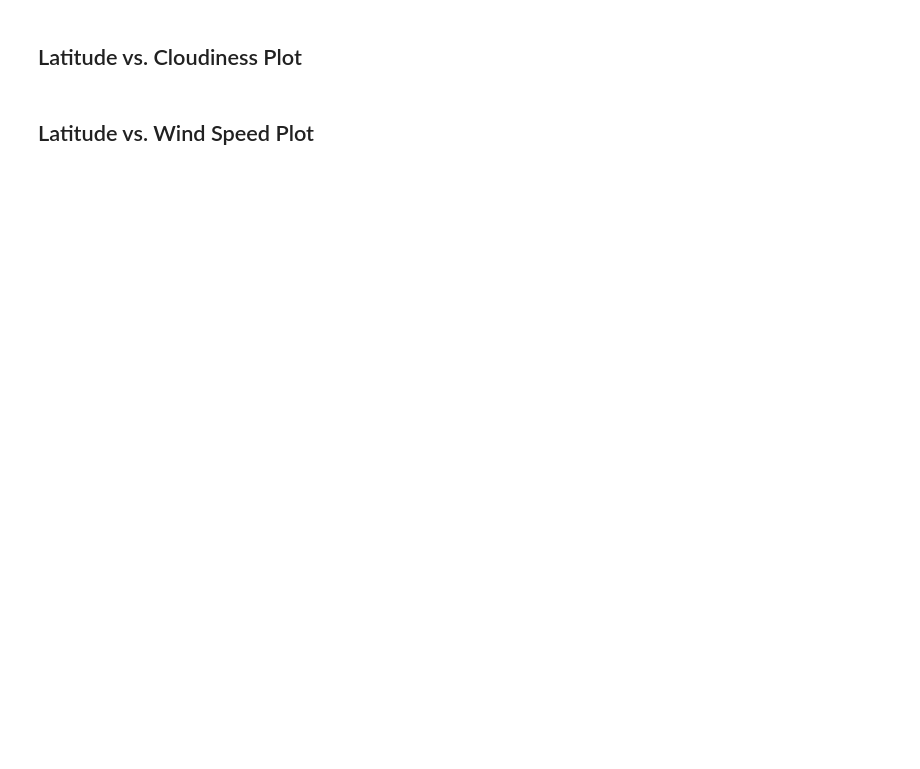
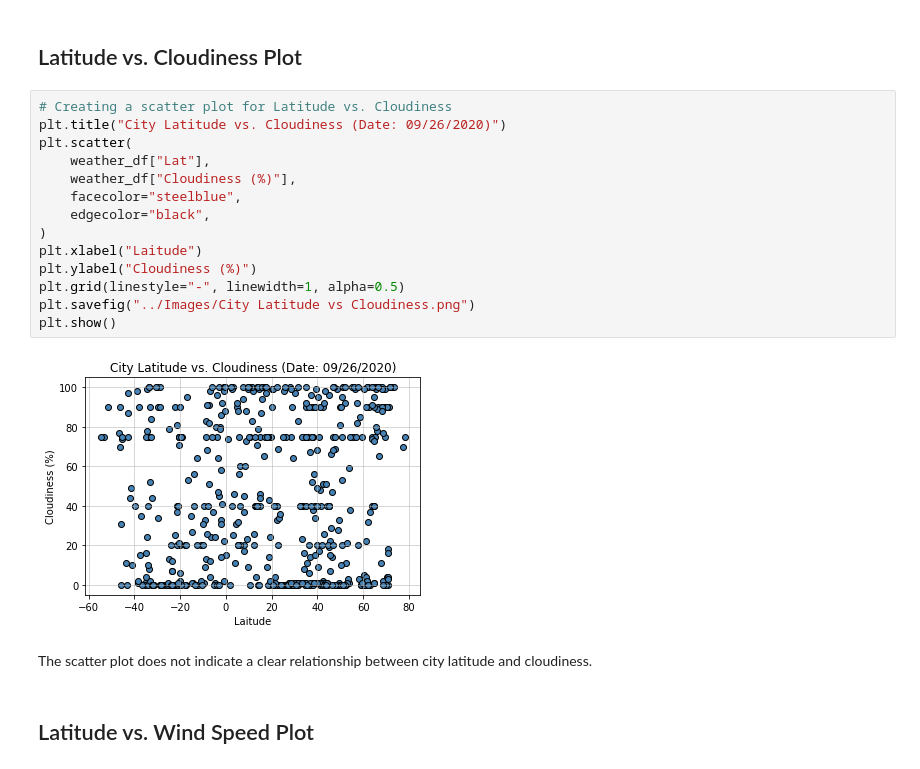
Before and after one commit to sabrinasaleh/python-api-challenge, a Jupyter notebook: WeatherPy/WeatherPy.ipynb, the cells around one changed output. Saved outputs shown, nothing was run; the diff lists cells and outputs as text; blank space fills up the shorter version.

```diff
--- a/WeatherPy/WeatherPy.ipynb
+++ b/WeatherPy/WeatherPy.ipynb
@@ -183,4 +227,22 @@ weather_df.describe()
 # %% [markdown]
 ## Latitude vs. Cloudiness Plot
+# %%
+# Creating a scatter plot for Latitude vs. Cloudiness
+plt.title("City Latitude vs. Cloudiness (Date: 09/26/2020)")
+plt.scatter(
+    weather_df["Lat"],
+    weather_df["Cloudiness (%)"],
+    facecolor="steelblue",
+    edgecolor="black",
+)
+plt.xlabel("Laitude")
+plt.ylabel("Cloudiness (%)")
+plt.grid(linestyle="-", linewidth=1, alpha=0.5)
+plt.savefig("../Images/City Latitude vs Cloudiness.png")
+plt.show()
+# %% [output]
+[figure, added]
+# %% [markdown]
+The scatter plot does not indicate a clear relationship between city latitude and cloudiness.
 # %% [markdown]
 ## Latitude vs. Wind Speed Plot
```
Also changed, not shown: parts of 35 cells of this notebook.
